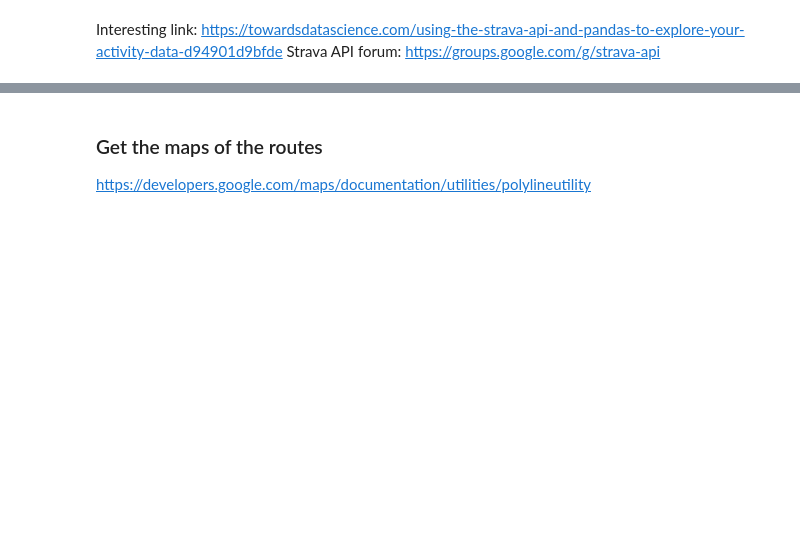
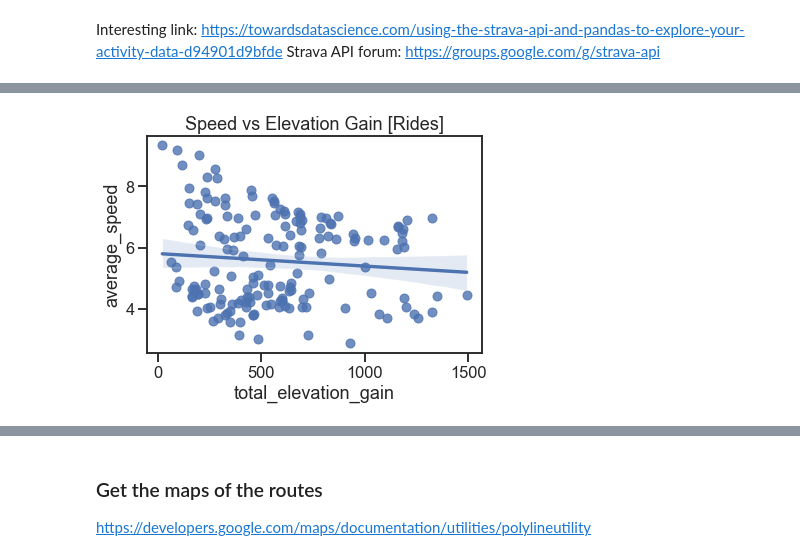
Before and after one commit to ivanrepi/random-datasets, a Jupyter notebook: strava_api.ipynb, the cells around one changed output, grey strips where cells are left out. Cells and saved outputs as stored; diff of their text form; code cells hidden in the pictures; blank space fills up the shorter version.

```diff
--- a/strava_api.ipynb
+++ b/strava_api.ipynb
@@ -85,0 +150,5 @@ Name: type, dtype: int64
+# %%
+rides_filtered = rides.loc[(rides['total_elevation_gain'] < 1500)]
+sns.regplot(x='total_elevation_gain', y = 'average_speed', data = rides_filtered).set_title("Speed vs Elevation Gain [Rides]");
+# %% [output]
+[figure, added]
```
Also changed, not shown: parts of 11 cells of this notebook, 1 other file.
